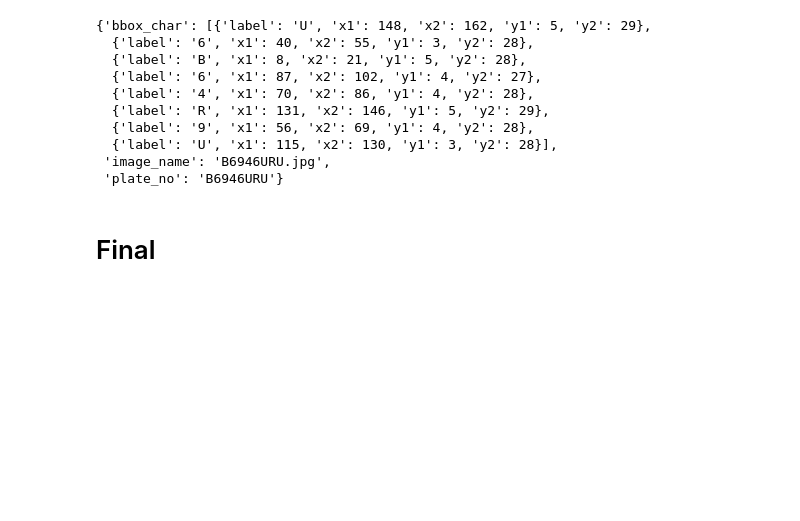
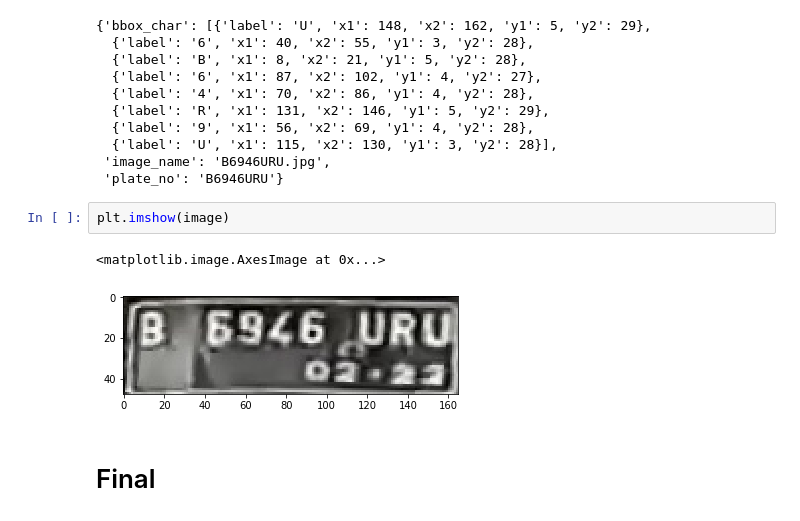
Before and after one commit to bayu-aditya/Nodeflux_Internship_Project, a Jupyter notebook: 1.Image_Augmentation/main_image_augmented_bbox.ipynb, the cells around one changed output. Cells and saved outputs as stored; diff of their text form; blank space fills up the shorter version.

```diff
--- a/1.Image_Augmentation/main_image_augmented_bbox.ipynb
+++ b/1.Image_Augmentation/main_image_augmented_bbox.ipynb
@@ -36,6 +36,11 @@ dict_bbox
   {'label': 'U', 'x1': 115, 'x2': 130, 'y1': 3, 'y2': 28}],
  'image_name': 'B6946URU.jpg',
  'plate_no': 'B6946URU'}
+# %%
+plt.imshow(image)
+# %% [output]
+<matplotlib.image.AxesImage at 0x...>
+[figure, added]
 # %% [markdown]
 # Final
 # %%
```
Also changed, not shown: parts of 2 cells of this notebook, 3 other files.
